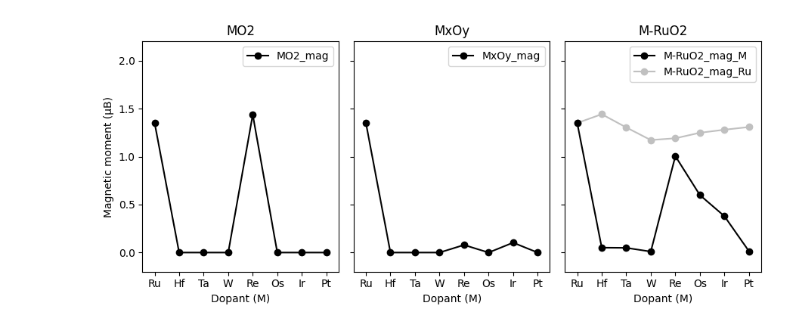
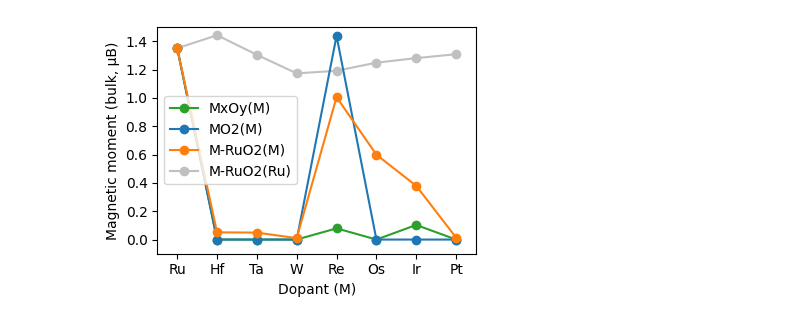
Before and after one commit to jhyeonjung97/tools, a Jupyter notebook: ruo2/icohp.ipynb, the cells around one changed output. Drawn from its saved outputs; the diff is of its cells as text; code cells hidden in the pictures.

```diff
--- a/ruo2/icohp.ipynb
+++ b/ruo2/icohp.ipynb
@@ -37,10 +38,11 @@ dpi = 300
 #         print(f"Failed to delete {f}. Reason: {e}")
 # %%
 data = pd.DataFrame(index=['Ru', 'Hf', 'Ta', 'W', 'Re', 'Os', 'Ir', 'Pt'])
+subdirs = ['0_Ru', '1_Hf', '2_Ta', '3_W', '4_Re', '5_Os', '6_Ir', '7_Pt']
 # %%
 for dir in ['1_bulk_MO2', '2_bulk_MxOy', '3_bulk_M-RuO2']:
     oxide_type = dir.split('_')[2]
-    for subdir in ['0_Ru', '1_Hf', '2_Ta', '3_W', '4_Re', '5_Os', '6_Ir', '7_Pt']:
+    for subdir in subdirs:
         element = subdir.split('_')[1]
         path = os.path.join(root, dir, subdir)
         energy_file = os.path.join(path, 'final_with_calculator.json')
@@ -55,10 +57,9 @@ for dir in ['1_bulk_MO2', '2_bulk_MxOy', '3_bulk_M-RuO2']:
             if oxide_type == 'MxOy':
                 data.loc[element, f'{oxide_type}_os'] = oxidation_state
 
-data['MO2_fe'] = data['MO2_energy'] - (data['MxOy_energy'] + oxygen_potential * (2 - data['MxOy_os'] / 2))
-data['M-RuO2_fe'] = data['M-RuO2_energy'] \
-    - 1/8*(data['MxOy_energy'] + oxygen_potential * (2 - data['MxOy_os'] / 2)) \
-    - 7/8*(data['MxOy_energy']['Ru'] + oxygen_potential * (2 - data['MxOy_os']['Ru'] / 2))
+data['MO2_fe'] = (data['MO2_energy'] - (data['MxOy_energy'] + oxygen_potential * (2 - data['MxOy_os'] / 2)))/3
+data['M-RuO2_fe'] = (data['M-RuO2_energy'] - 1/8*data['MxOy_energy'] - 7/8*(data['MxOy_energy']['Ru'] - 1/16*oxygen_potential*(4-data['MxOy_os']['Ru'])))/3
+data['MxOy_fe'] = data['MxOy_energy']*0
 # data.drop(columns=['MO2_energy', 'MxOy_energy', 'M-RuO2_energy'], inplace=True)
 data
 # %% [output]
@@ -99,7 +134,7 @@ plt.show()
 # %%
 for dir in ['1_bulk_MO2', '2_bulk_MxOy']:
     oxide_type = dir.split('_')[2]
-    for subdir in ['0_Ru', '1_Hf', '2_Ta', '3_W', '4_Re', '5_Os', '6_Ir', '7_Pt']:
+    for subdir in subdirs:
         element = subdir.split('_')[1]
         path = os.path.join(root, dir, subdir)
         chg_file = os.path.join(path, 'atoms_bader_charge.json')
@@ -130,7 +165,7 @@ data
 # %%
 for dir in ['3_bulk_M-RuO2']:
     oxide_type = dir.split('_')[2]
-    for subdir in ['0_Ru', '1_Hf', '2_Ta', '3_W', '4_Re', '5_Os', '6_Ir', '7_Pt']:
+    for subdir in subdirs:
         element = subdir.split('_')[1]
         path = os.path.join(root, dir, subdir)
         atoms = read(os.path.join(path, 'final_with_calculator.json'))
@@ -208,40 +241,37 @@ plt.show()
 # %%
-# Fixed: plot MAG-related columns with per-line zorder.
-fig, axes = plt.subplots(1, 3, figsize=(9, 4), sharey=True)
+plt.figure(figsize=figsize)
 
-groups = ['MO2', 'MxOy', 'M-RuO2']
-colors = ['black', 'silver']
-zorders = [2, 1]
+cols = ['MxOy_mag', 'MO2_mag', 'M-RuO2_mag_M', 'M-RuO2_mag_Ru']
+labels = ['MxOy(M)', 'MO2(M)', 'M-RuO2(M)', 'M-RuO2(Ru)']
+colors = ['tab:green', 'tab:blue', 'tab:orange', 'silver']
+zorders = [2, 3, 4, 1]
 
-for ax, group in zip(axes, groups):
-    group_cols = [c for c in data.columns if group in c and 'mag' in c]
-
-    for i, col in enumerate(group_cols):
-        data[col].plot(
-            kind='line',
+for i, col in enumerate(cols):
+    if col in data.columns:
+        plt.plot(
+            data.index,
+            data[col],
             marker='o',
-            ax=ax,
+            label=labels[i % len(labels)],
             color=colors[i % len(colors)],
-            zorder=zorders[i % len(zorders)],
-            label=col,
+            zorder=zorders[i % len(zorders)]
         )
 
-    ax.set_title(group)
-    ax.set_xlabel('Dopant (M)')
+# plt.title('MO2 vs M-RuO2')
+plt.xlabel('Dopant (M)')
+plt.ylabel('Magnetic moment (bulk, μB)')
+plt.ylim(-0.1, 1.5)
 
-    ax.set_xlim(-0.5, 7.5)
-    ax.set_xticks(range(len(data.index)))
-    ax.set_xticklabels(data.index.tolist())
-    ax.legend(loc='best')
-
-axes[0].set_ylabel('Magnetic moment (μB)')
-axes[0].set_ylim(-0.2, 2.2)
+plt.xlim(-0.5, 7.5)
+plt.legend(loc='best')
+plt.xticks(range(len(data.index)), data.index.tolist())
 
 plt.tight_layout()
-plt.savefig(f'{root}/mag.png', dpi=dpi)
+plt.savefig(f'{root}/figures/bulk_bader_charge.png', dpi=dpi, transparent=True)
 plt.show()
+plt.close()
 # %% [output]
-[figure, old version]
+[figure, new version]
 # %%
 def calculate_icohp_means_MO2(icohp_file):
     """
```
Also changed, not shown: parts of 24 cells of this notebook.
